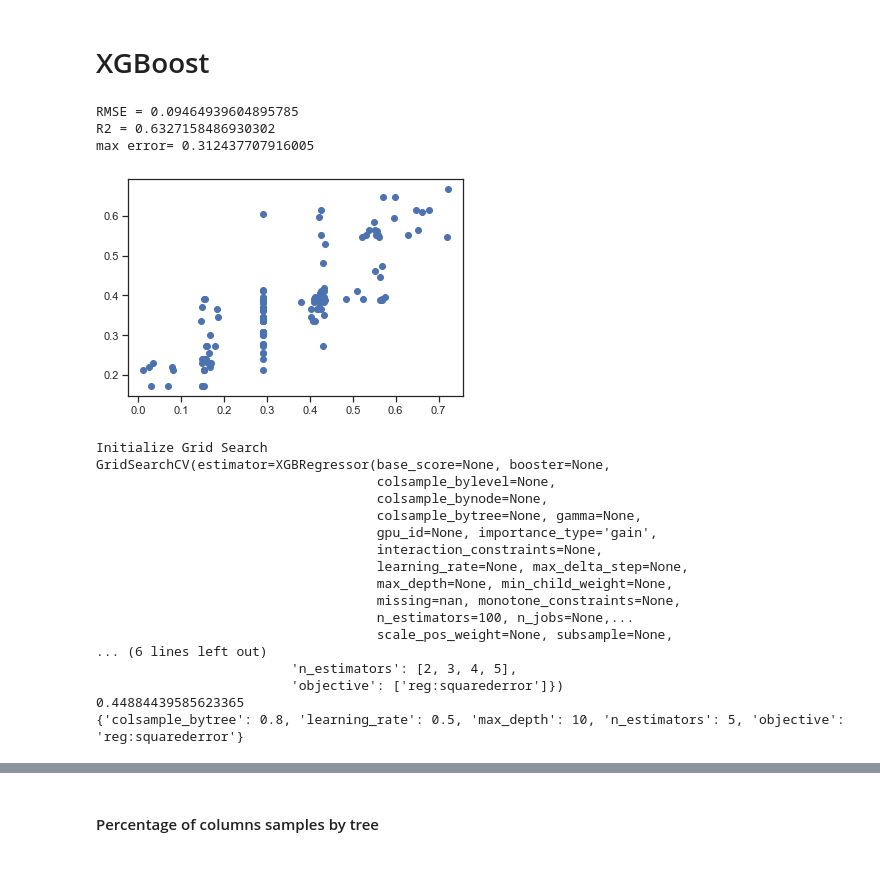
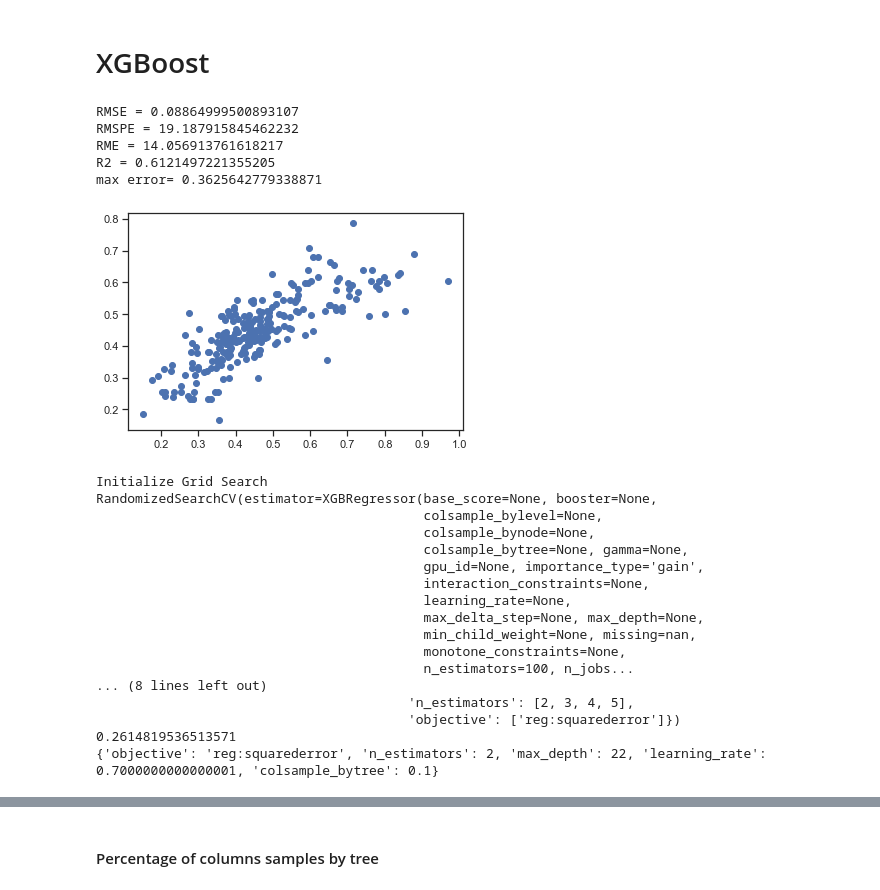
Before and after one commit to sechava4/monitoreogrid, a Jupyter notebook: app/Investigation/ConsumptionEstimationJournal/Model_generation_notebook.ipynb, the cells around one changed output, grey strips where cells are left out. Saved outputs shown, nothing was run; the diff lists cells and outputs as text; code cells hidden in the pictures.

```diff
--- a/app/Investigation/ConsumptionEstimationJournal/Model_generation_notebook.ipynb
+++ b/app/Investigation/ConsumptionEstimationJournal/Model_generation_notebook.ipynb
@@ -1074,5 +1083,5 @@ Name: consumption_per_km, Length: 147, dtype: float64
 # %%
-X = train_lm_scaled[['mean_max_power_usr', 'mean_soc','mean_speed', 'slope']].values
+X = train_lm_scaled[cols].values
 y = train_lm_scaled['consumption_per_km'].values
 
 # Step 1
@@ -1083,11 +1092,11 @@ y = train_lm_scaled['consumption_per_km'].values
 
 # Curva de complejidad
 # x cada uno de los parámetros max_depth': 110, 'max_samples': 0.2, 'n_estimators': 45}
-randF_regr = RandomForestRegressor(n_estimators=50, max_depth=8,
-                                   random_state=0,max_features='auto' , criterion='mse', max_samples = 0.1)
+randF_regr = RandomForestRegressor(n_estimators=149, max_depth=5,
+                                   random_state=0,max_features='auto' , criterion='mse', max_samples = 0.219)
 
 randF_regr.fit(X, y)
-y_pred = randF_regr.predict(test_scaled[['mean_max_power_usr', 'mean_soc', 'mean_speed', 'slope']].values)
+y_pred = randF_regr.predict(test_scaled[cols].values)
 
 model_evaluation(y_test, y_pred)
 # %% [output]
@@ -1119,8 +1133,8 @@ print(grid.best_params_)
 # %%
 from sklearn.metrics import mean_absolute_error
 
-n_estimators = np.arange(1,100,1)
-X_test = test_scaled[['mean_max_power_usr', 'mean_soc', 'slope']].values
+n_estimators = np.arange(1,200,1)
+X_test = test_scaled[cols].values
 
 train_reg_results = []
 validation_reg_results = []
@@ -1133,7 +1147,7 @@ val_r2 = []
 train_r2 = []
 
 for estimators in n_estimators:
-    reg = RandomForestRegressor(n_estimators = estimators, max_features='auto', max_depth=8, max_samples = 0.12,
+    reg = RandomForestRegressor(n_estimators = estimators, max_features='auto', max_depth=5, max_samples = 0.219,
                                 criterion = 'mse', random_state = 0)
     reg.fit(X, y)
     # Predicting the Traint set results
@@ -1176,6 +1190,6 @@ n_estimators[val_acc.index(min(val_acc))]
 # %%
 depths = np.arange(1,20,1)
-X_test = test_scaled[['mean_max_power_usr', 'mean_soc','mean_speed', 'slope']].values
+X_test = test_scaled[cols].values
 
 train_reg_results = []
 validation_reg_results = []
@@ -1188,7 +1202,7 @@ val_r2 = []
 train_r2 = []
 
 for depth in depths:
-    reg = RandomForestRegressor(n_estimators = 53, max_features='auto', max_samples = 0.1,
+    reg = RandomForestRegressor(n_estimators = 48, max_features='auto', max_samples = 0.219,
                                 max_depth=depth, criterion = 'mse', random_state = 0, n_jobs=-1)
     reg.fit(X, y)
     # Predicting the Traint set results
@@ -1231,6 +1245,6 @@ depths[val_acc.index(min(val_acc))]
 # %%
 max_samples = np.arange(0.1,0.9,0.01)
-X_test = test_scaled[['mean_max_power_usr', 'mean_soc','mean_speed', 'slope']].values
+X_test = test_scaled[cols].values
 
 train_reg_results = []
 validation_reg_results = []
@@ -1243,8 +1257,8 @@ val_r2 = []
 train_r2 = []
 
 for max_sample in max_samples:
-    reg = RandomForestRegressor(n_estimators = 53, max_features='auto', max_samples = max_sample,
-                                max_depth=8, criterion = 'mse', random_state = 0, n_jobs=-1)
+    reg = RandomForestRegressor(n_estimators = 48, max_features='auto', max_samples = max_sample,
+                                max_depth=5, criterion = 'mse', random_state = 0, n_jobs=-1)
     reg.fit(X, y)
     # Predicting the Traint set results
     y_pred_train = reg.predict(X)
@@ -1303,26 +1317,28 @@ dump(scaler_lm, open('scaler_lm.pkl', 'wb'))
 # %%
 ##
 data_dmatrix = xgb.DMatrix(data=X,label=y)
 
 # xg_reg = xgb.XGBRegressor(objective ='reg:squarederror', colsample_bytree = 0.8, learning_rate = 0.5,
 #                 max_depth = 10, n_estimators = 5)
 
-xg_reg = xgb.XGBRegressor(objective ='reg:squarederror', colsample_bytree = 0.8, learning_rate = 0.15,
-                max_depth = 2, n_estimators = 18)
+xg_reg = xgb.XGBRegressor(objective ='reg:squarederror', colsample_bytree = 0.7, learning_rate = 0.3,
+                max_depth = 2, n_estimators = 41)
 
 
 xg_reg.fit(X, y)
 
-y_pred_xgb = xg_reg.predict(test_scaled[['mean_max_power_usr', 'mean_soc', 'mean_speed', 'slope']].values)
+y_pred_xgb = xg_reg.predict(test_scaled[cols].values)
 model_evaluation(y_test, y_pred_xgb)
 
 # Save the model
-dump(xg_reg, open('xg_reg_model.pickle.dat', 'wb'))
+dump(xg_reg, open('MachineLearningModels/xg_reg_model.pickle.dat', 'wb'))
 # %% [output]
-RMSE = 0.09464939604895785
-R2 = 0.6327158486930302
-max error= 0.312437707916005
+RMSE = 0.08864999500893107
+RMSPE = 19.187915845462232
+RME = 14.056913761618217
+R2 = 0.6121497221355205
+max error= 0.3625642779338871
-[figure, old version]
+[figure, new version]
 # %%
 from sklearn.model_selection import RandomizedSearchCV
 print("Initialize Grid Search")
@@ -1339,7 +1355,7 @@ param_distributions = {
 #     'n_estimators': np.arange(3,60,1),
 #     'max_depth' : np.arange(3,40,1),
 model = xgb.XGBRegressor()
-grid = GridSearchCV(estimator=model, param_grid=param_distributions, n_jobs=-1)
+grid = RandomizedSearchCV(estimator=model, param_distributions=param_distributions, n_jobs=-1)
 grid.fit(X, y)
 print(grid)
 # summarize the results of the grid search
@@ -1347,21 +1363,21 @@ print(grid.best_score_)
 print(grid.best_params_)
 # %% [output]
 Initialize Grid Search
-GridSearchCV(estimator=XGBRegressor(base_score=None, booster=None,
-                                    colsample_bylevel=None,
-                                    colsample_bynode=None,
-                                    colsample_bytree=None, gamma=None,
-                                    gpu_id=None, importance_type='gain',
-                                    interaction_constraints=None,
-                                    learning_rate=None, max_delta_step=None,
-                                    max_depth=None, min_child_weight=None,
-                                    missing=nan, monotone_constraints=None,
-                                    n_estimators=100, n_jobs=None,...
-                                    scale_pos_weight=None, subsample=None,
-... (6 lines left out)
-                         'n_estimators': [2, 3, 4, 5],
-                         'objective': ['reg:squarederror']})
-0.44884439585623365
-{'colsample_bytree': 0.8, 'learning_rate': 0.5, 'max_depth': 10, 'n_estimators': 5, 'objective': 'reg:squarederror'}
+RandomizedSearchCV(estimator=XGBRegressor(base_score=None, booster=None,
+                                          colsample_bylevel=None,
+                                          colsample_bynode=None,
+                                          colsample_bytree=None, gamma=None,
+                                          gpu_id=None, importance_type='gain',
+                                          interaction_constraints=None,
+                                          learning_rate=None,
+                                          max_delta_step=None, max_depth=None,
+                                          min_child_weight=None, missing=nan,
+                                          monotone_constraints=None,
+                                          n_estimators=100, n_jobs...
+... (8 lines left out)
+                                        'n_estimators': [2, 3, 4, 5],
+                                        'objective': ['reg:squarederror']})
+0.2614819536513571
+{'objective': 'reg:squarederror', 'n_estimators': 2, 'max_depth': 22, 'learning_rate': 0.7000000000000001, 'colsample_bytree': 0.1}
 # %%
 n_estimators = np.arange(2,50,1)
```
Also changed, not shown: parts of 60 cells of this notebook, 26 other files.
